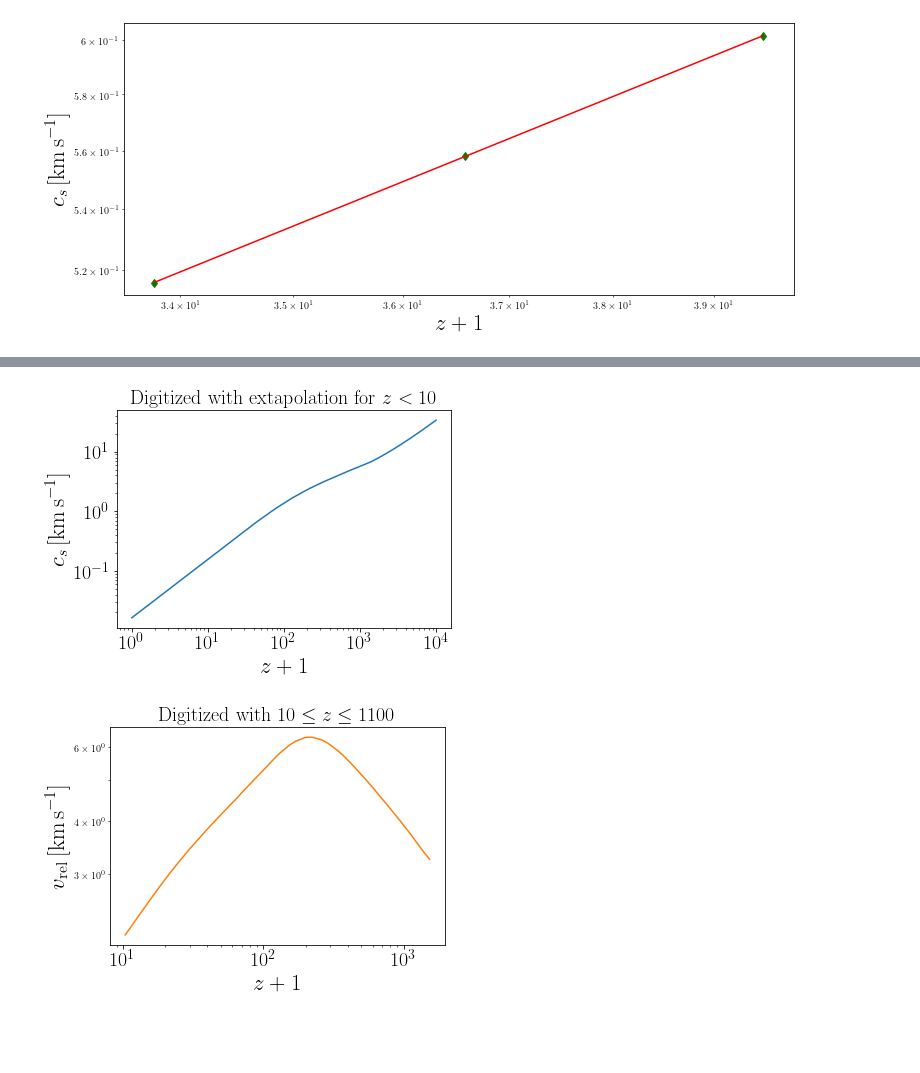
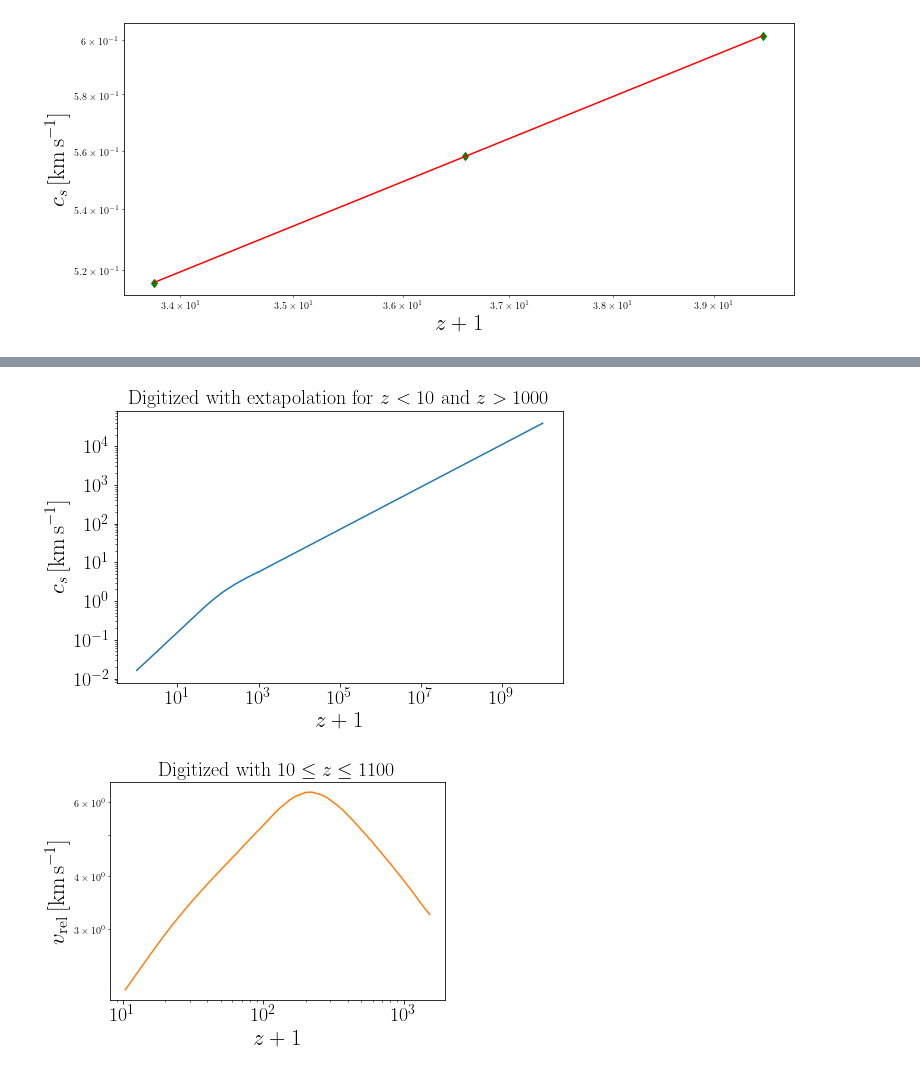
Before and after one commit to pratibhajangra591/project-2, a Jupyter notebook: vrel_digitized.ipynb, the cells around one changed output, grey strips where cells are left out. Drawn from its saved outputs; the diff is of its cells as text; code cells hidden in the pictures; blank space fills up the shorter version.

```diff
--- a/vrel_digitized.ipynb
+++ b/vrel_digitized.ipynb
@@ -39,3 +39,24 @@ plt.show()
 # %% [output]
 Slope and intercept of fitting function = [ 0.98230927 -4.11931463]
 [figure]
+# %%
+plt.figure(figsize = (12, 5))
+
+x = vrel.z_arr
+y = vrel.c_s_arr
+x  = (x[-3], x[-2], x[-1] )
+y  = (y[-3], y[-2], y[-1])
+
+plt.loglog(x, y, 'gd',  label = 'data')
+
+p = np.polyfit(np.log(x), np.log(y), 1)  # F(x) = (x**m)(10**b) with m = slope, b = intercept.
+z = np.polyval(p, np.log(x))
+plt.loglog(x, np.exp(z), 'r',  label = 'fit')
+print("Slope and intercept of fitting function =", p)
+plt.ylabel(r"$c_{s}\, \mathrm{[km \,s^{-1}}]$ ", fontsize = 23)
+plt.xlabel(r"$z+1$", fontsize = 23)
+plt.xticks(fontsize = 20)
+plt.yticks(fontsize = 20)
+plt.show()
+
+# So, the fitting function is c_s(z>1000) = (10**(-2.0570/np.log(10)))  * (z**0.5485)
@@ -42,29 +66,36 @@ Slope and intercept of fitting function = [ 0.98230927 -4.11931463]
 # %%
-def c_s_extrapolation(variable):
+ def c_s_extrapolation(variable):
     if variable < 10:
         m = 0.9823
         b = -4.1193/np.log(10)
-        return   (variable**m) * (10**b)
-    else:
+        return   (z**m) * (10**b)
+    elif  10 <= variable <= 1000:
         x = vrel.z_arr
         y = vrel.c_s_arr
         f = interpolate.interp1d(x, y , fill_value = "extrapolate")
         return f(variable)
+    else:
+        m =  0.5485
+        b = -2.0570/np.log(10)
+        return   (variable**m) * (10**b)
 
 
-z_arr = np.geomspace(1, 10000, 100000)
+
+plt.figure(figsize = (8, 5))
+
+z_arr = np.geomspace(1, 1e10, 100000)
 cs_arr = np.zeros(len(z_arr))
 for i, z in enumerate(z_arr):
     cs_arr[i] = c_s_extrapolation(z)
 plt.loglog(z_arr, cs_arr, 'C0')
 plt.ylabel(r"$c_{s}\, \mathrm{[km \,s^{-1}}]$ ", fontsize = 23)
 plt.xlabel(r"$z+1$", fontsize = 23)
 plt.xticks(fontsize = 20)
 plt.yticks(fontsize = 20)
-plt.title('Digitized with extapolation for $z < 10$', fontsize = 20, pad = 7)
+plt.title('Digitized with extapolation for $z < 10$ and $z > 1000$', fontsize = 20, pad = 7)
 plt.show()
 # %% [output]
-[figure, old version]
+[figure, new version]
 # %%
 plt.loglog(vrel.z_rel_arr, vrel.v_rel_arr, 'C1')
 plt.ylabel(r"$v_\mathrm{rel}\, \mathrm{[km \,s^{-1}}]$ ", fontsize = 23)
```
Also changed, not shown: parts of 9 cells of this notebook, 1 other file.
